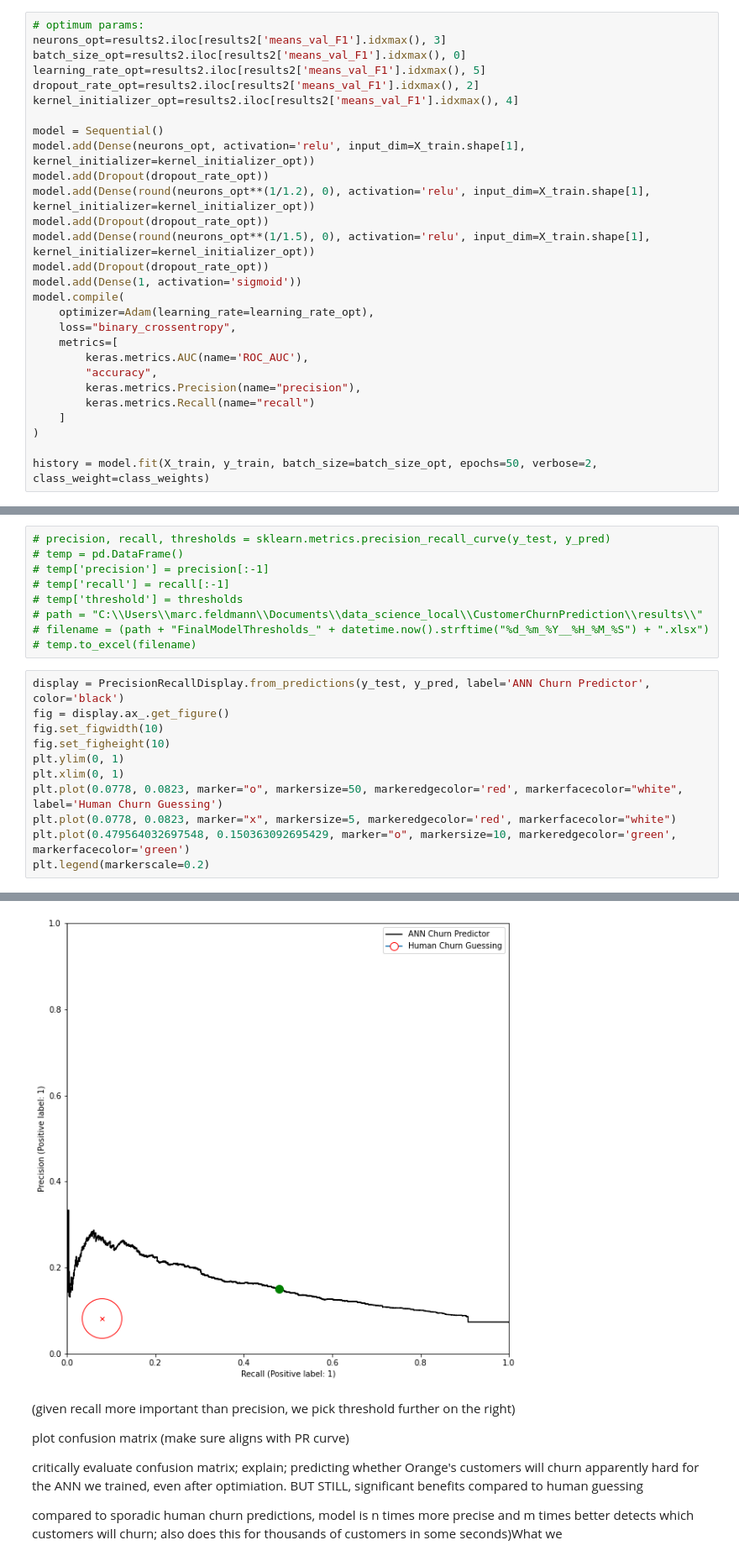
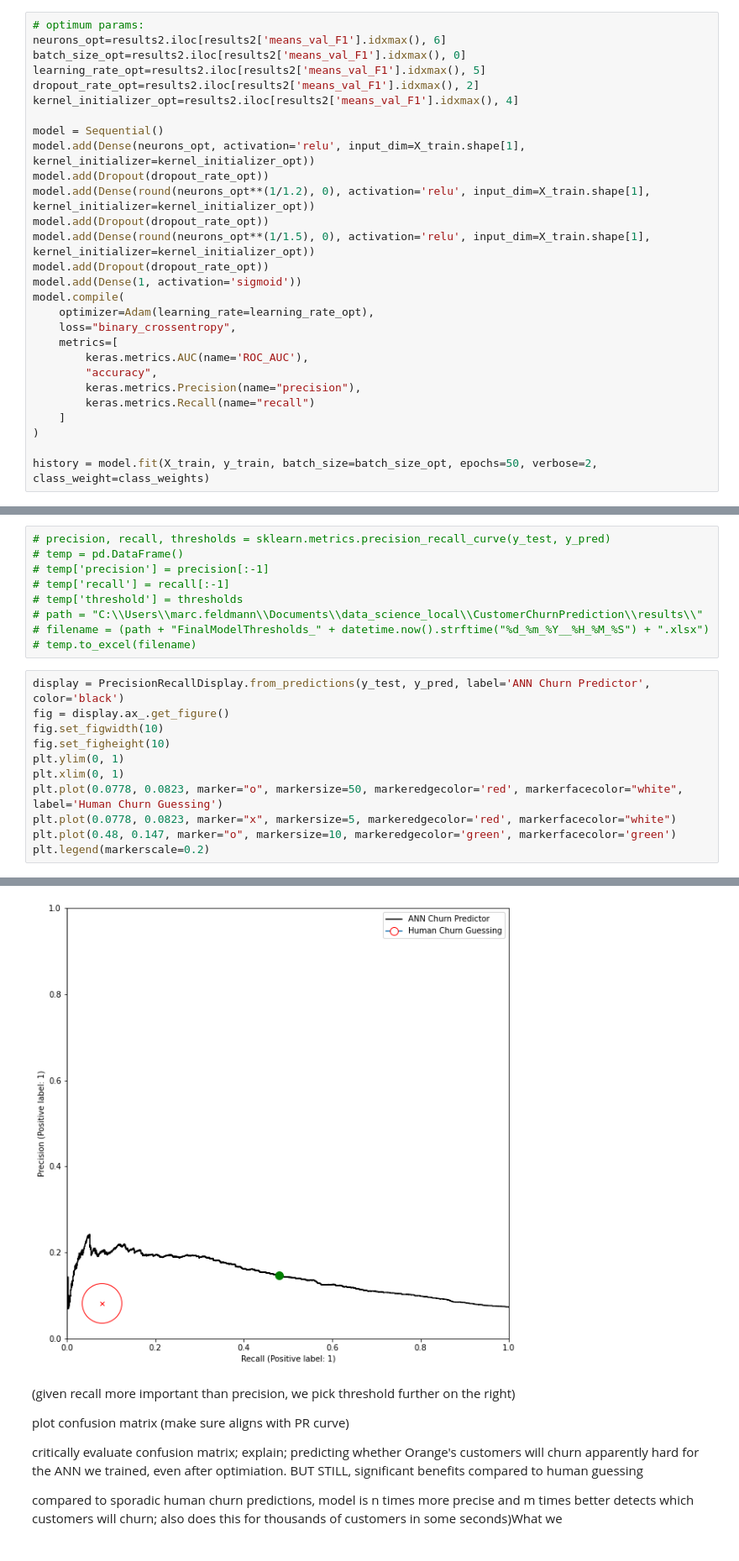
Before and after one commit to marc-feldmann/CustomerChurnPrediction, a Jupyter notebook: report.ipynb, the cells around one changed output, grey strips where cells are left out. Shown at 84% size. Saved outputs shown, nothing was run; the diff lists cells and outputs as text.

```diff
--- a/report.ipynb
+++ b/report.ipynb
@@ -812,6 +812,6 @@ Wenow train the final model, using the identified optimal parameters (i.e., thos
 # %%
 # optimum params:
-neurons_opt=results2.iloc[results2['means_val_F1'].idxmax(), 3]
+neurons_opt=results2.iloc[results2['means_val_F1'].idxmax(), 6]
 batch_size_opt=results2.iloc[results2['means_val_F1'].idxmax(), 0]
 learning_rate_opt=results2.iloc[results2['means_val_F1'].idxmax(), 5]
 dropout_rate_opt=results2.iloc[results2['means_val_F1'].idxmax(), 2]
@@ -909,17 +938,17 @@ Since high recall helps us retain customers and thus decrease lost revenues, we
 # %%
 display = PrecisionRecallDisplay.from_predictions(y_test, y_pred, label='ANN Churn Predictor', color='black')
 fig = display.ax_.get_figure()
 fig.set_figwidth(10)
 fig.set_figheight(10)
 plt.ylim(0, 1)
 plt.xlim(0, 1)
 plt.plot(0.0778, 0.0823, marker="o", markersize=50, markeredgecolor='red', markerfacecolor="white", label='Human Churn Guessing')
 plt.plot(0.0778, 0.0823, marker="x", markersize=5, markeredgecolor='red', markerfacecolor="white")
-plt.plot(0.479564032697548, 0.150363092695429, marker="o", markersize=10, markeredgecolor='green', markerfacecolor='green')
+plt.plot(0.48, 0.147, marker="o", markersize=10, markeredgecolor='green', markerfacecolor='green')
 plt.legend(markerscale=0.2)
 # %% [output]
 <matplotlib.legend.Legend at 0x...>
-[figure, old version]
+[figure, new version]
 # %% [markdown]
 (given recall more important than precision, we pick threshold further on the right)
 
```
Also changed, not shown: parts of 19 cells of this notebook, 1 other file.
